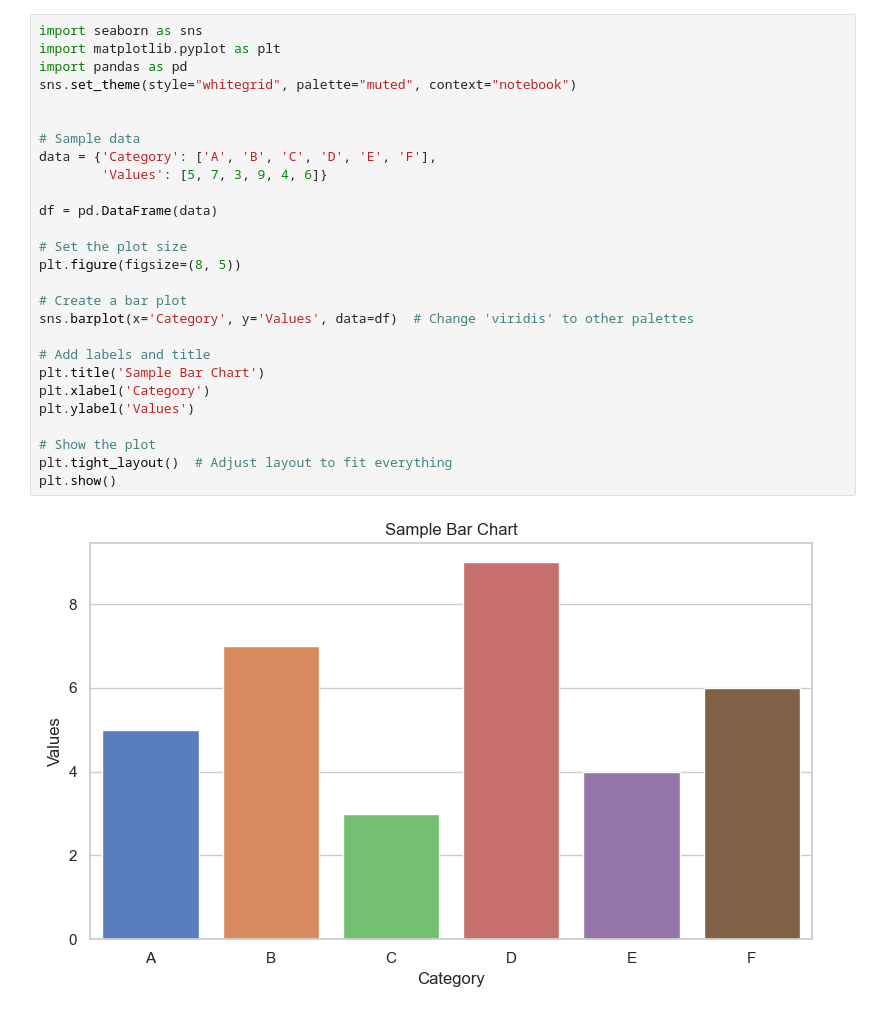
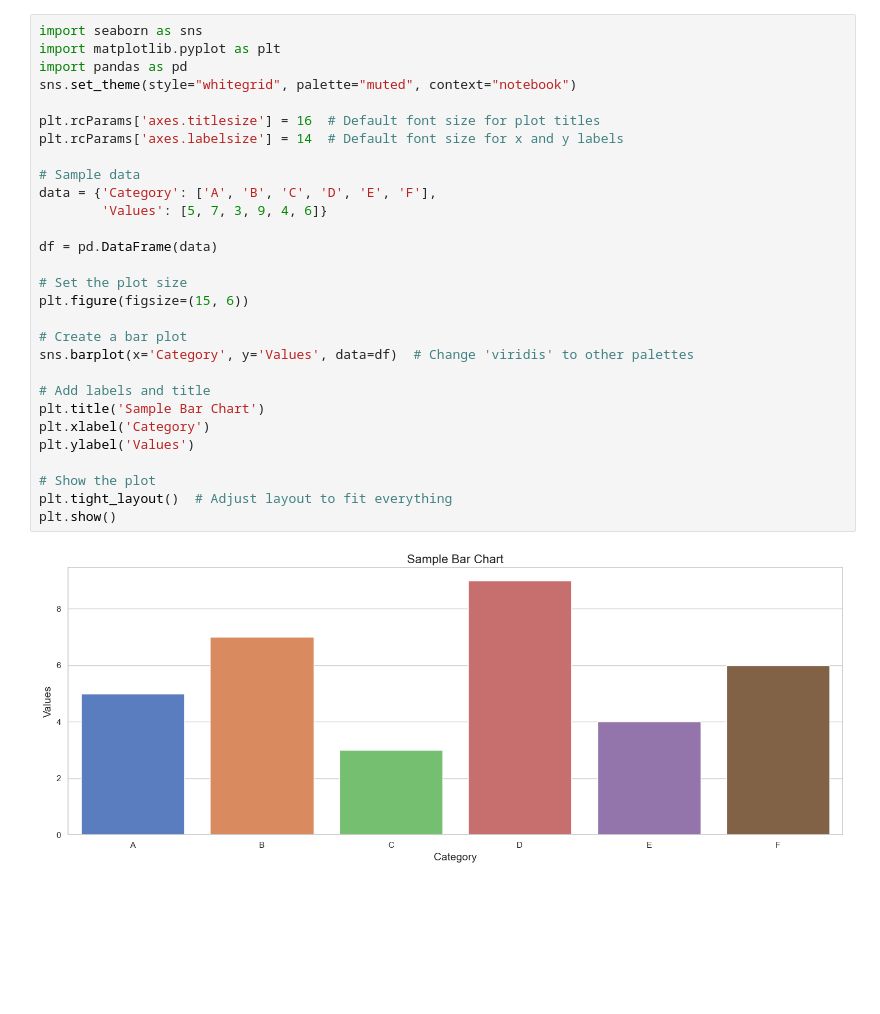
Before and after one commit to nszenoti/PYPG, a Jupyter notebook: projects/foodhub/hw/sample_sns1.ipynb, the cells around one changed output. Cells and saved outputs as stored; diff of their text form; blank space fills up the shorter version.

```diff
--- a/projects/foodhub/hw/sample_sns1.ipynb
+++ b/projects/foodhub/hw/sample_sns1.ipynb
@@ -1,29 +1,31 @@
 # %%
 import seaborn as sns
 import matplotlib.pyplot as plt
 import pandas as pd
 sns.set_theme(style="whitegrid", palette="muted", context="notebook")
 
+plt.rcParams['axes.titlesize'] = 16  # Default font size for plot titles
+plt.rcParams['axes.labelsize'] = 14  # Default font size for x and y labels
 
 # Sample data
 data = {'Category': ['A', 'B', 'C', 'D', 'E', 'F'],
         'Values': [5, 7, 3, 9, 4, 6]}
 
 df = pd.DataFrame(data)
 
 # Set the plot size
-plt.figure(figsize=(8, 5))
+plt.figure(figsize=(15, 6))
 
 # Create a bar plot
 sns.barplot(x='Category', y='Values', data=df)  # Change 'viridis' to other palettes
 
 # Add labels and title
 plt.title('Sample Bar Chart')
 plt.xlabel('Category')
 plt.ylabel('Values')
 
 # Show the plot
 plt.tight_layout()  # Adjust layout to fit everything
 plt.show()
 # %% [output]
-[figure, old version]
+[figure, new version]
```
Also changed, not shown: 6 other files.
